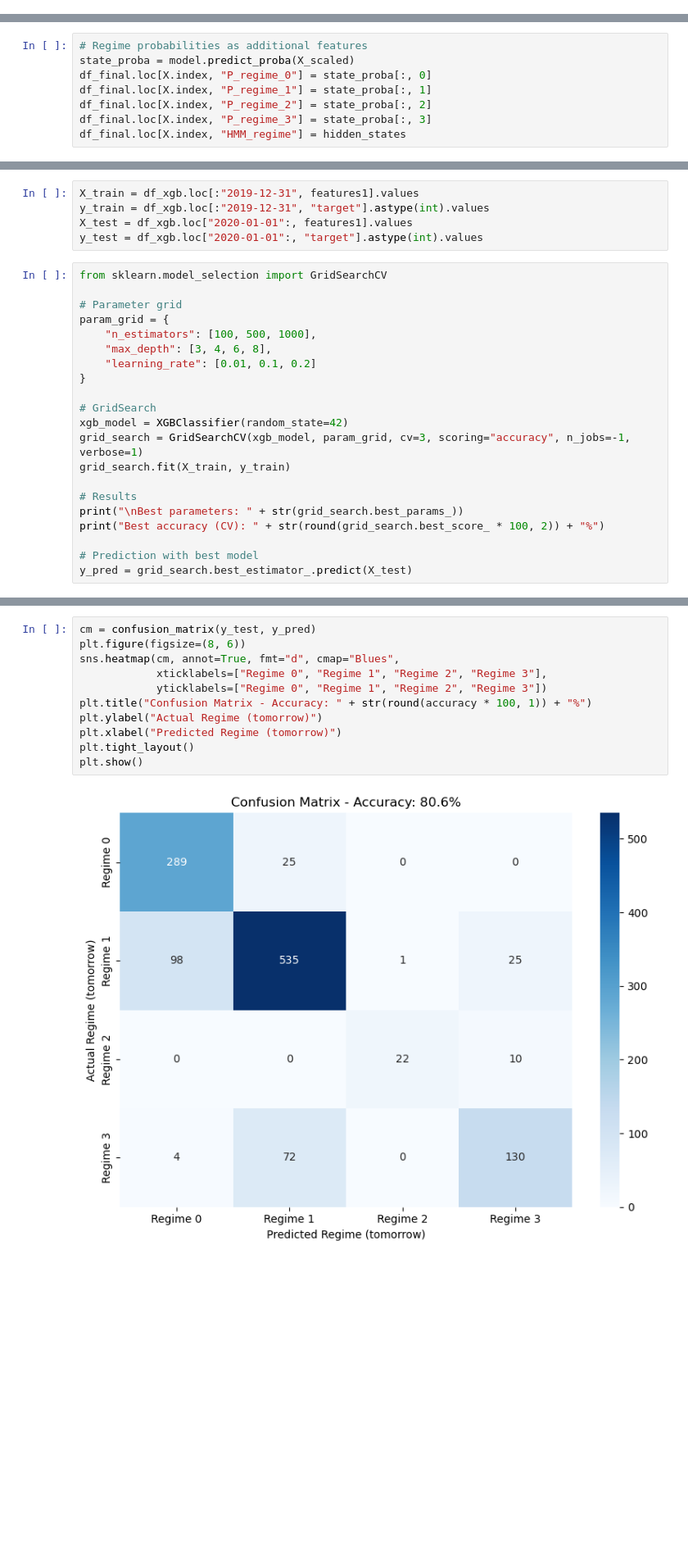
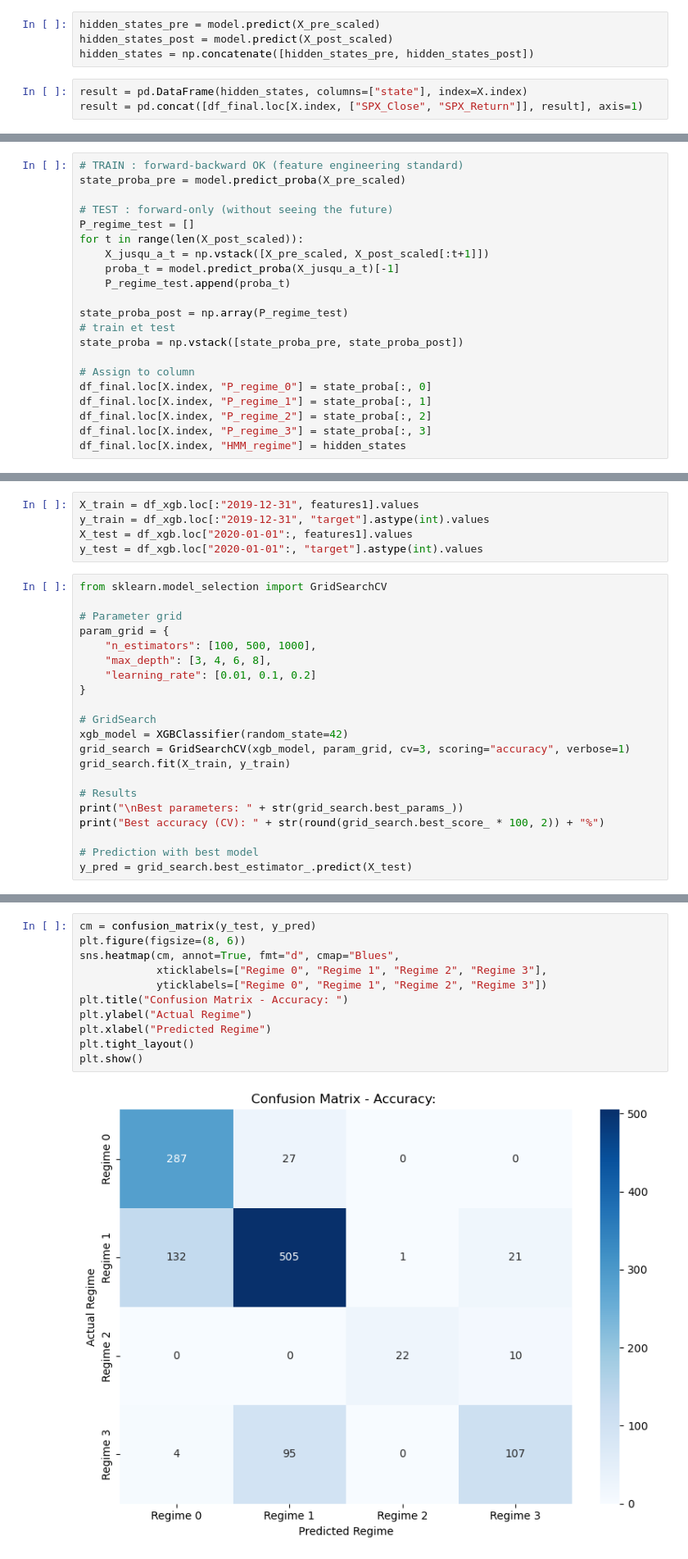
Before and after one commit to Maxx0345/MarketRegimeLab, a Jupyter notebook: MLv3[1].ipynb, the cells around one changed output, grey strips where cells are left out. Shown at 82% size. Drawn from its saved outputs; the diff is of its cells as text; blank space fills up the shorter version.

```diff
--- a/MLv3[1].ipynb
+++ b/MLv3[1].ipynb
@@ -643,0 +627,7 @@ result.loc["2020-07-01":, "period"] = "Post-COVID"
+# %%
+hidden_states_pre = model.predict(X_pre_scaled)
+hidden_states_post = model.predict(X_post_scaled)
+hidden_states = np.concatenate([hidden_states_pre, hidden_states_post])
+# %%
+result = pd.DataFrame(hidden_states, columns=["state"], index=X.index)
+result = pd.concat([df_final.loc[X.index, ["SPX_Close", "SPX_Return"]], result], axis=1)
@@ -711,6 +707,19 @@ Pre-COVID   1330  1230  111  325
 # %%
-# Regime probabilities as additional features
-state_proba = model.predict_proba(X_scaled)
+# TRAIN : forward-backward OK (feature engineering standard)
+state_proba_pre = model.predict_proba(X_pre_scaled)
+
+# TEST : forward-only (without seeing the future)
+P_regime_test = []
+for t in range(len(X_post_scaled)):
+    X_jusqu_a_t = np.vstack([X_pre_scaled, X_post_scaled[:t+1]])
+    proba_t = model.predict_proba(X_jusqu_a_t)[-1]
+    P_regime_test.append(proba_t)
+
+state_proba_post = np.array(P_regime_test)
+# train et test
+state_proba = np.vstack([state_proba_pre, state_proba_post])
+
+# Assign to column
 df_final.loc[X.index, "P_regime_0"] = state_proba[:, 0]
 df_final.loc[X.index, "P_regime_1"] = state_proba[:, 1]
 df_final.loc[X.index, "P_regime_2"] = state_proba[:, 2]
@@ -882,7 +879,7 @@ param_grid = {
 
 # GridSearch
 xgb_model = XGBClassifier(random_state=42)
-grid_search = GridSearchCV(xgb_model, param_grid, cv=3, scoring="accuracy", n_jobs=-1, verbose=1)
+grid_search = GridSearchCV(xgb_model, param_grid, cv=3, scoring="accuracy", verbose=1)
 grid_search.fit(X_train, y_train)
 
 # Results
@@ -927,16 +924,16 @@ These parameters produce a simpler model that generalizes better on test data, t
 # %%
 cm = confusion_matrix(y_test, y_pred)
 plt.figure(figsize=(8, 6))
 sns.heatmap(cm, annot=True, fmt="d", cmap="Blues",
             xticklabels=["Regime 0", "Regime 1", "Regime 2", "Regime 3"],
             yticklabels=["Regime 0", "Regime 1", "Regime 2", "Regime 3"])
-plt.title("Confusion Matrix - Accuracy: " + str(round(accuracy * 100, 1)) + "%")
-plt.ylabel("Actual Regime (tomorrow)")
-plt.xlabel("Predicted Regime (tomorrow)")
+plt.title("Confusion Matrix - Accuracy: ")
+plt.ylabel("Actual Regime")
+plt.xlabel("Predicted Regime")
 plt.tight_layout()
 plt.show()
 # %% [output]
-[figure, old version]
+[figure, new version]
 # %% [markdown]
 ## Second Model random Forest
 # %% [markdown]
```
Also changed, not shown: parts of 69 cells of this notebook.
